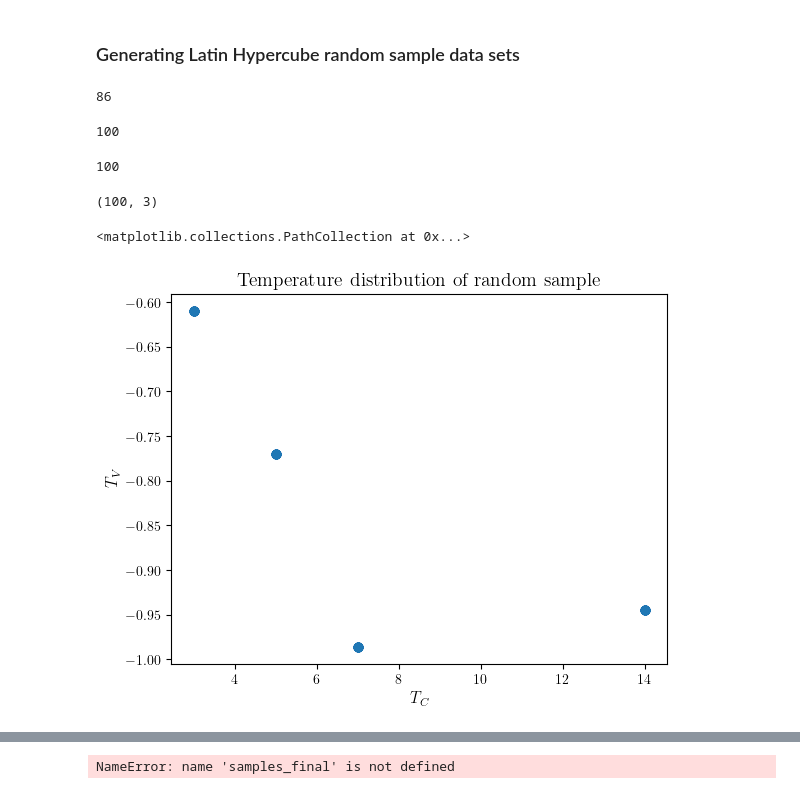
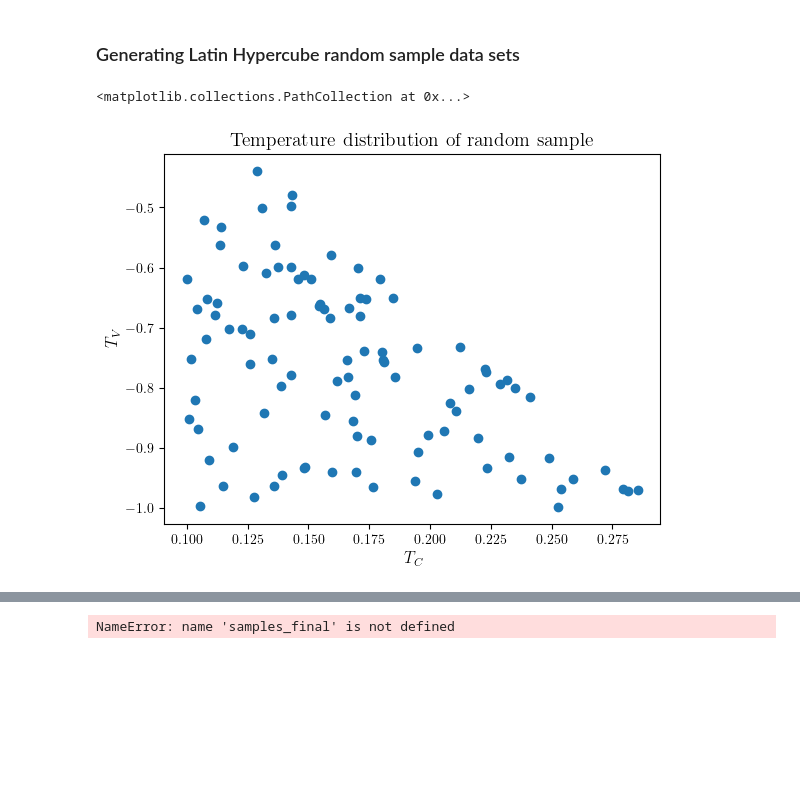
Before and after one commit to Emanuel-Schwarzhans/Quantum-detectors-as-autonomous-machines-assessing-the-thermodynamics-of-information-acquisit-co, a Jupyter notebook: thermal_single_photon_activation_amplification.ipynb, the cells around one changed output, grey strips where cells are left out. Cells and saved outputs as stored; diff of their text form; code cells hidden in the pictures; blank space fills up the shorter version.

```diff
--- a/thermal_single_photon_activation_amplification.ipynb
+++ b/thermal_single_photon_activation_amplification.ipynb
@@ -264,30 +265,21 @@ Tb=TC # Ladder bath temperature
 Td=TC # Detection channel temperature
 
 k=0
-# %%
-len(filtered_samples)
-# %% [output]
-86
-# %%
-len(generate_sample_set_d_TC_TV_RB(d_range,R_B_range,T_C_range,T_V_range,e_s,e_C_factor,e_max,100))
-# %% [output]
-100
-# %%
-len(generate_sample_set_d_TC_TV(d_range,T_C_range,T_V_range,e_s,e_C_factor,e_max,100))
-# %% [output]
-100
-# %%
-samples_final.shape
-# %% [output]
-(100, 3)
 # %%
-samples_final=np.array(generate_sample_set_d_TC_TV(d_range,T_C_range,T_V_range,e_s,e_C_factor,e_max,100))
+#Sampling ranges
+d_range=[3,15]
+R_B_range=[0.1,0.101]
+# T_H_range=[0.01,10]
+T_C_range=[0.1,1]
+T_V_range=[-1,-0.1]
+
+samples_final=np.array(generate_sample_set_d_TC_TV_RB(d_range,R_B_range,T_C_range,T_V_range,e_s,e_C_factor,e_max,100))
 
 fig, ax = plt.subplots()
 ax.set_xlabel("$T_C$")
 ax.set_ylabel("$T_V$")
 plt.title("Temperature distribution of random sample")
-plt.scatter(samples_final[:,0],samples_final[:,2])
+plt.scatter(samples_final[:,2],samples_final[:,3])
 # %% [output]
 <matplotlib.collections.PathCollection at 0x...>
-[figure, old version]
+[figure, new version]
```
Also changed, not shown: parts of 9 cells of this notebook, 2 other files.
